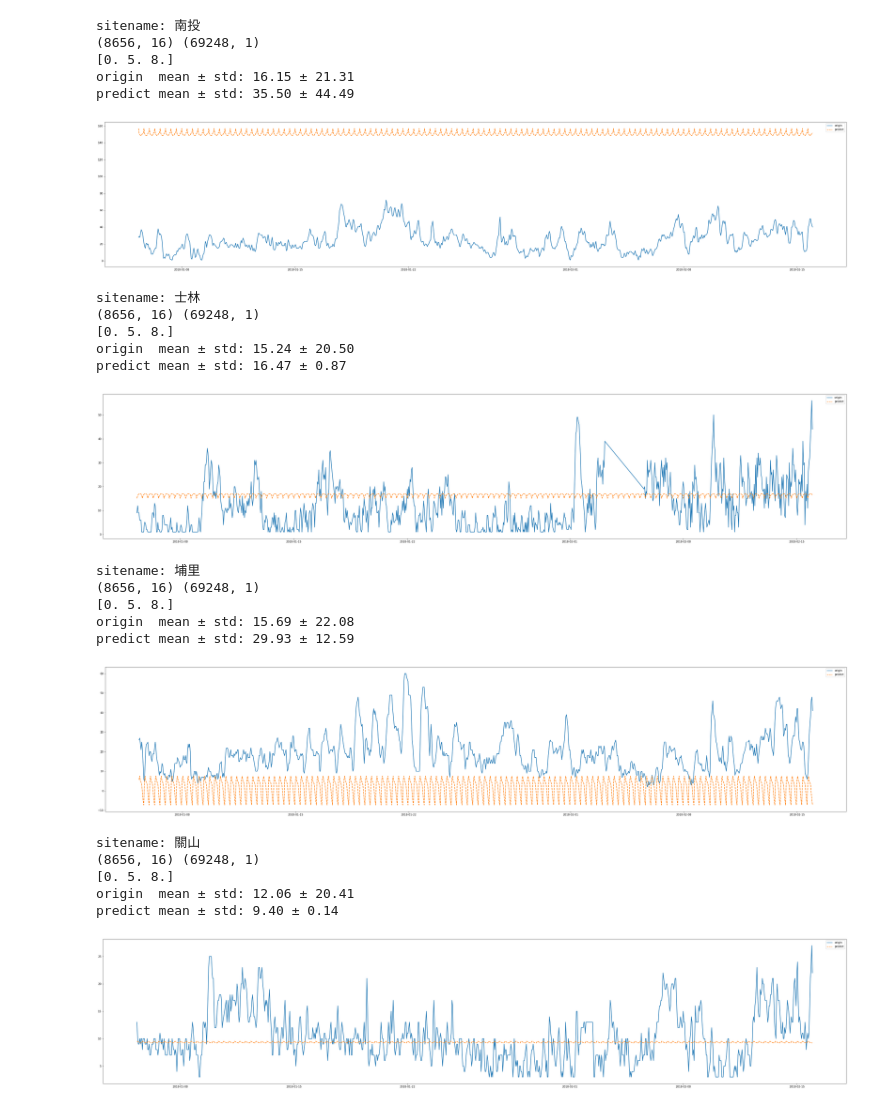
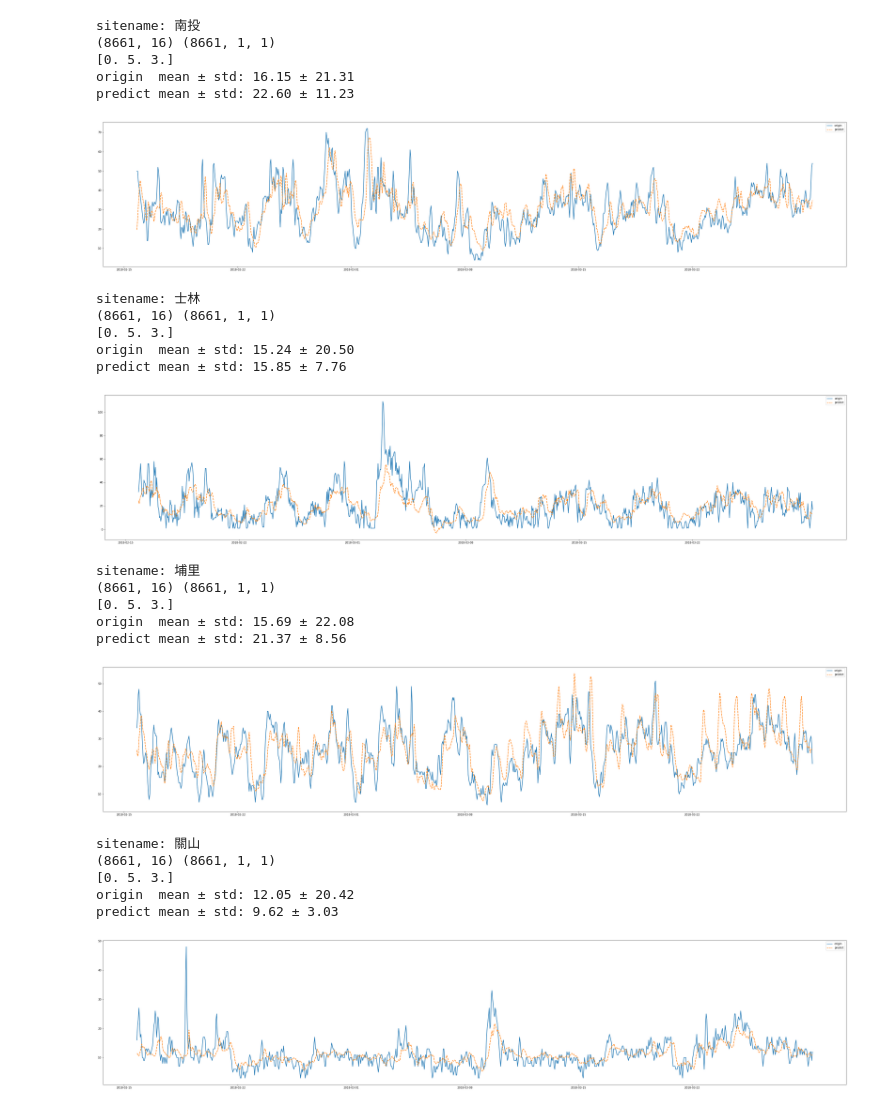
Before and after one commit to archiexdex/pm25_research, a Jupyter notebook: plot.ipynb, the cells around one changed output. Cells and saved outputs as stored; diff of their text form; code cells hidden in the pictures.

```diff
--- a/plot.ipynb
+++ b/plot.ipynb
@@ -20,54 +20,55 @@ result_path = os.path.join("test_results", no)
 for sitename in ["南投", "士林", "埔里", "關山"]:
     print(f"sitename: {sitename}")
     origin_data = np.load(f"{origin_path}/{sitename}.npy")
     predict_data = np.load(f"{result_path}/{sitename}.npy")
 
-    shift = 0
-    origin_data = origin_data[80+8+8+8:]
-    predict_data = np.expand_dims(predict_data, axis=-1)
+    target = 4
+#     origin_data = origin_data[80+8+8-1:-target]
+    origin_data = origin_data[80+8+8-1+target:]
+#     predict_data = np.expand_dims(predict_data, axis=-1)
     print(origin_data.shape, predict_data.shape)
     print(origin_data[0, -3:])
     print(f"origin  mean ± std: {origin_data.mean():.2f} ± {origin_data.std():.2f}")
     print(f"predict mean ± std: {predict_data.mean():.2f} ± {predict_data.std():.2f}")
-    st = 0
-    ed = 1000
+    st = 1000
+    ed = 2000
     origin_data  = origin_data [st:ed]
     predict_data = predict_data[st:ed]
-    y = np.concatenate((origin_data[:, 7:8], predict_data), axis=-1)
+    y = np.concatenate((origin_data[:, 7:8], predict_data[:, 0]), axis=-1)
 
     plt.figure(figsize=(50, 10))
     # TODO: the date should be customized
     st_time = f"2018-{int(origin_data[0][-3]+1)}-{int(origin_data[0][-2])} {int(origin_data[0][-1])}:00:00"
     dates = pd.date_range(st_time, periods=predict_data.shape[0], freq="H")
     data = pd.DataFrame(y, dates, columns=["origin", "predict"])
     #sn.set_theme(style="whitegrid")
     plot = sn.lineplot(data=data, palette="tab10", linewidth=2, )
 #     plot.set_title(f"{sitename}")
 #     plot.figure.savefig(f"{save_path}/{sitename}.png")
     plt.show()
     #break
 # %% [output]
 sitename: 南投
-(8656, 16) (69248, 1)
-[0. 5. 8.]
+(8661, 16) (8661, 1, 1)
+[0. 5. 3.]
 origin  mean ± std: 16.15 ± 21.31
-predict mean ± std: 35.50 ± 44.49
+predict mean ± std: 22.60 ± 11.23
-[figure, old version]
+[figure, new version]
 sitename: 士林
-(8656, 16) (69248, 1)
-[0. 5. 8.]
+(8661, 16) (8661, 1, 1)
+[0. 5. 3.]
 origin  mean ± std: 15.24 ± 20.50
-predict mean ± std: 16.47 ± 0.87
+predict mean ± std: 15.85 ± 7.76
-[figure, old version]
+[figure, new version]
 sitename: 埔里
-(8656, 16) (69248, 1)
-[0. 5. 8.]
+(8661, 16) (8661, 1, 1)
+[0. 5. 3.]
 origin  mean ± std: 15.69 ± 22.08
-predict mean ± std: 29.93 ± 12.59
+predict mean ± std: 21.37 ± 8.56
-[figure, old version]
+[figure, new version]
 sitename: 關山
-(8656, 16) (69248, 1)
-[0. 5. 8.]
-origin  mean ± std: 12.06 ± 20.41
-predict mean ± std: 9.40 ± 0.14
+(8661, 16) (8661, 1, 1)
+[0. 5. 3.]
+origin  mean ± std: 12.05 ± 20.42
+predict mean ± std: 9.62 ± 3.03
-[figure, old version]
+[figure, new version]
```
Also changed, not shown: parts of 1 cell of this notebook, 9 other files.
